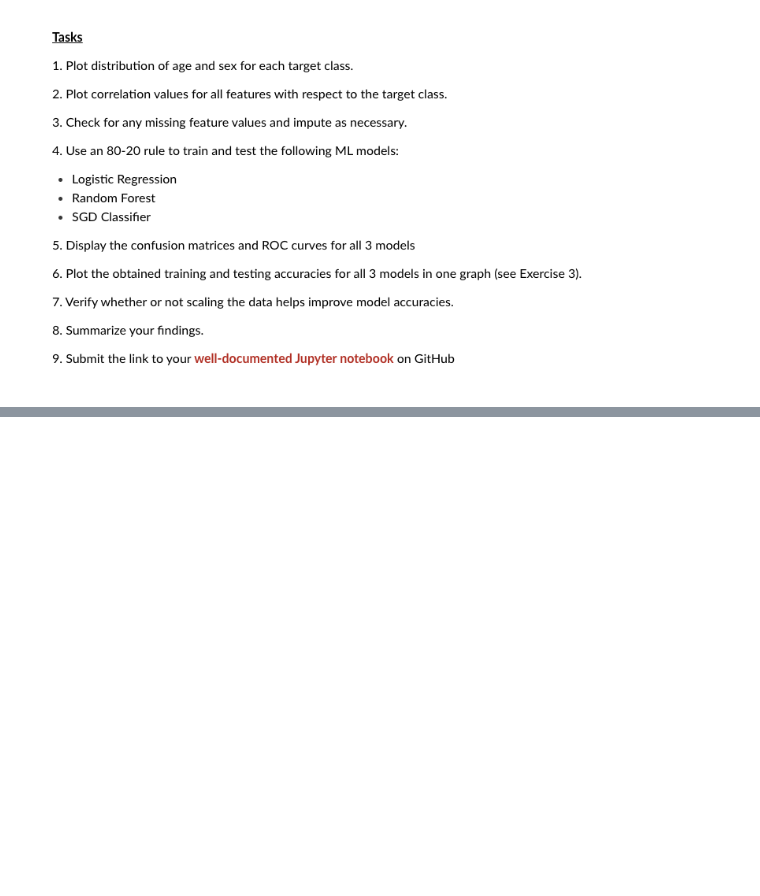
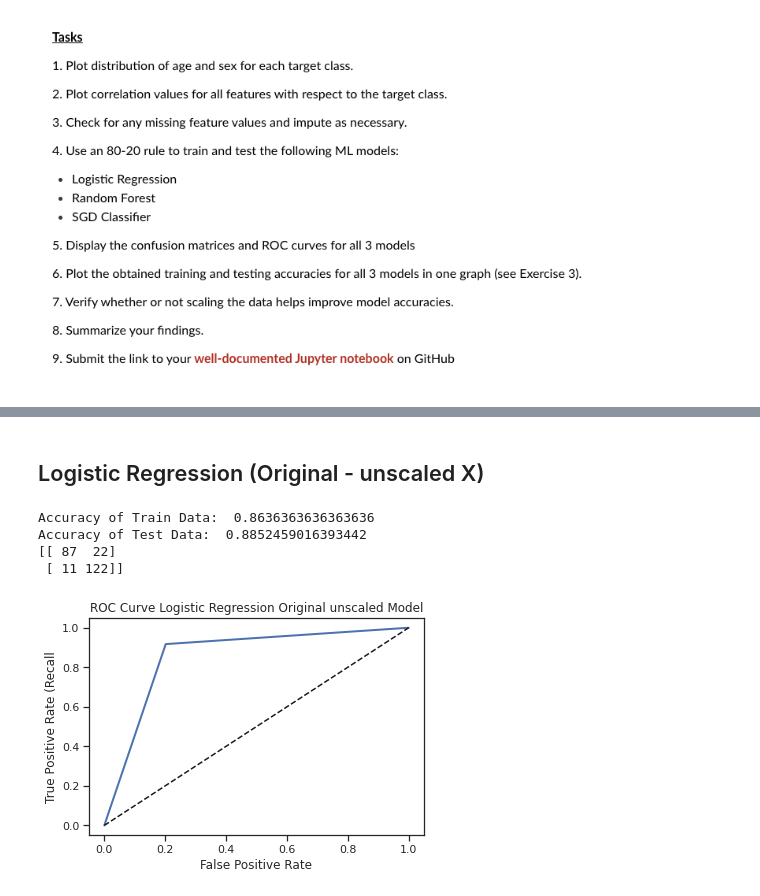
Before and after one commit to jimgrasell/AML, a Jupyter notebook: Project03/Project03_Grasell.ipynb, the cells around one changed output, grey strips where cells are left out. Saved outputs shown, nothing was run; the diff lists cells and outputs as text; code cells hidden in the pictures; blank space fills up the shorter version.

```diff
--- a/Project03/Project03_Grasell.ipynb
+++ b/Project03/Project03_Grasell.ipynb
@@ -18,0 +107,6 @@ HTTPError: ignored
+# %%
+# Splitting the data into a features data X and target data y
+X = pd.DataFrame(df.iloc[:,:-1])
+y = pd.DataFrame(df.iloc[:,-1])
+print('Shape of the X dataframe: ',X.shape)
+print('Shape of the y dataframe: ',y.shape)
@@ -18,0 +119,7 @@ HTTPError: ignored
+# %%
+# 80% of the data put into the train data and 20% put into the test data
+X_train, X_test, y_train, y_test = train_test_split(X, y, test_size=0.2, random_state=42)
+print('Shape of the X_train dataframe: ',X_train.shape)
+print('Shape of the y_train dataframe: ',y_train.shape)
+print('Shape of the X_test dataframe: ',X_test.shape)
+print('Shape of the y_test dataframe: ',y_test.shape)
@@ -18,0 +179,38 @@ HTTPError: ignored
+# %% [markdown]
+## Logistic Regression (Original - unscaled X)
+# %%
+from sklearn.linear_model import LogisticRegression
+log_reg = LogisticRegression(max_iter=1000)
+
+log_reg.fit(X_train,y_train.values.ravel())
+
+y_train_predict = log_reg.predict(X_train)
+y_test_predict = log_reg.predict(X_test)
+
+log_reg_train_accuracy = log_reg.score(X_train, y_train)
+log_reg_test_accuracy = log_reg.score(X_test, y_test)
+
+print('Accuracy of Train Data: ',log_reg_train_accuracy)
+print('Accuracy of Test Data: ', log_reg_test_accuracy)
+
+from sklearn.metrics import confusion_matrix
+print(confusion_matrix(y_train, y_train_predict))
+
+from sklearn.metrics import roc_curve
+fpr, tpr, thresholds = roc_curve(y_train, y_train_predict)
+
+def plot_roc_curve(fpr, tpr, label=None):
+  plt.plot(fpr, tpr, linewidth=2, label=label)
+  plt.plot([0,1],[0,1], 'k--')
+  plt.title('ROC Curve Logistic Regression Original unscaled Model')
+  plt.xlabel('False Positive Rate')
+  plt.ylabel('True Positive Rate (Recall')
+
+plot_roc_curve(fpr, tpr)
+plt.show()
+# %% [output]
+Accuracy of Train Data:  0.8636363636363636
+Accuracy of Test Data:  0.8852459016393442
+[[ 87  22]
+ [ 11 122]]
+[figure, added]
```
Also changed, not shown: parts of 36 cells of this notebook.
